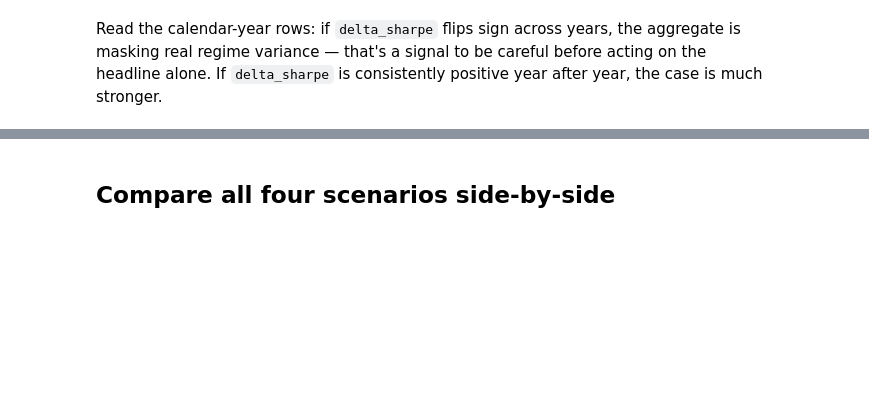
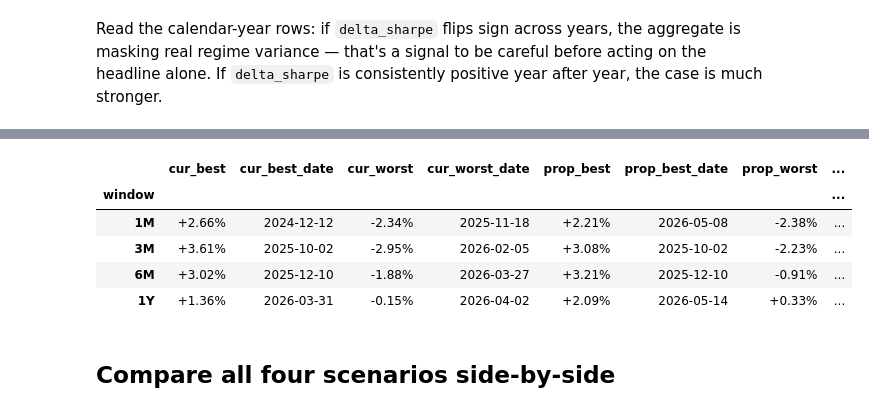
Before and after one commit to EyesunD/project-hail-mary, a Jupyter notebook: notebooks/allocation/04_scenario_compare.ipynb, the cells around one changed output, grey strips where cells are left out. Saved outputs shown, nothing was run; the diff lists cells and outputs as text; code cells hidden in the pictures; blank space fills up the shorter version.

```diff
--- a/notebooks/allocation/04_scenario_compare.ipynb
+++ b/notebooks/allocation/04_scenario_compare.ipynb
@@ -203,3 +216,19 @@ positive year after year, the case is much stronger.
+# %%
+tm = diff_b.deltas.tail_metrics
+tm[['cur_best','cur_best_date','cur_worst','cur_worst_date',
+    'prop_best','prop_best_date','prop_worst','prop_worst_date',
+    'delta_best','delta_worst']].style.format({
+    'cur_best': '{:+.2%}', 'cur_worst': '{:+.2%}',
+    'prop_best': '{:+.2%}', 'prop_worst': '{:+.2%}',
+    'delta_best': '{:+.2%}', 'delta_worst': '{:+.2%}',
+}, na_rep='-')
+# %% [output]
+|  | cur_best | cur_best_date | cur_worst | cur_worst_date | prop_best | prop_best_date | prop_worst | ... |
+| window |  |  |  |  |  |  |  | ... |
+| 1M | +2.66% | 2024-12-12 | -2.34% | 2025-11-18 | +2.21% | 2026-05-08 | -2.38% | ... |
+| 3M | +3.61% | 2025-10-02 | -2.95% | 2026-02-05 | +3.08% | 2025-10-02 | -2.23% | ... |
+| 6M | +3.02% | 2025-12-10 | -1.88% | 2026-03-27 | +3.21% | 2025-12-10 | -0.91% | ... |
+| 1Y | +1.36% | 2026-03-31 | -0.15% | 2026-04-02 | +2.09% | 2026-05-14 | +0.33% | ... |
 # %% [markdown]
 ## Compare all four scenarios side-by-side
 # %%
```
Also changed, not shown: parts of 7 cells of this notebook, 4 other files.
